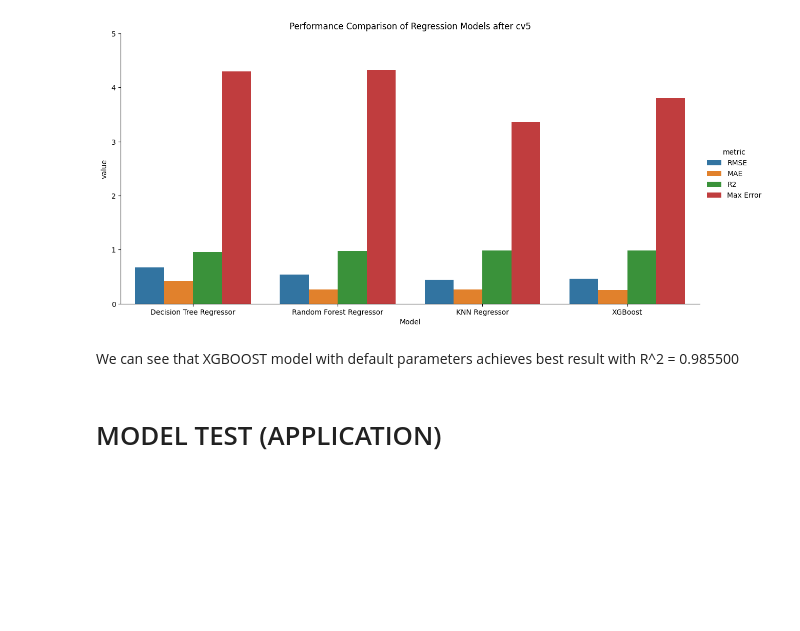
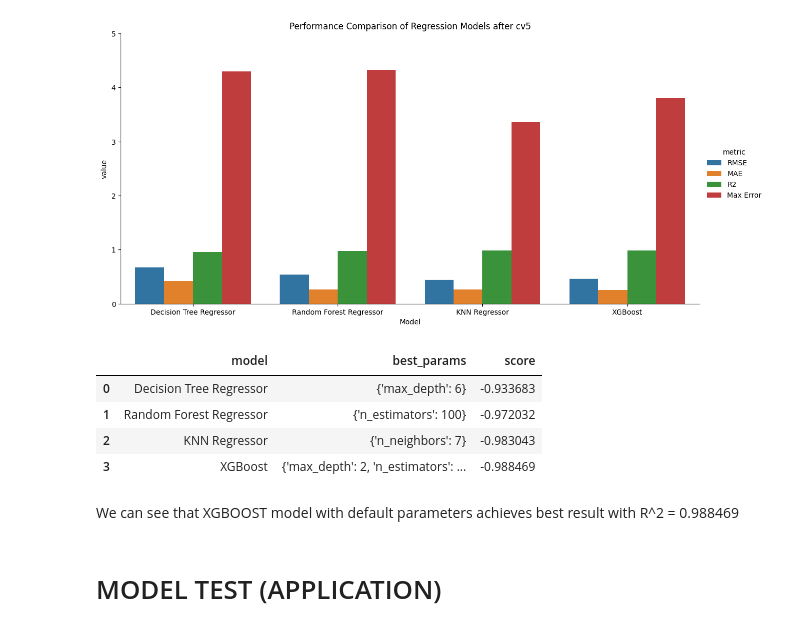
Before and after one commit to LANDRY-SANON/Performance-prediction-of-organic-solar-cells-using-artificial-intelligence, a Jupyter notebook: NFA_OPV_Prediction.ipynb, the cells around one changed output. Drawn from its saved outputs; the diff is of its cells as text; code cells hidden in the pictures; blank space fills up the shorter version.

```diff
--- a/NFA_OPV_Prediction.ipynb
+++ b/NFA_OPV_Prediction.ipynb
@@ -355,9 +355,53 @@ plot_models_metrics(df_cv5,title="Performance Comparison of Regression Models af
 # %% [output]
 [figure]
 [figure]
+# %%
+from sklearn.model_selection import GridSearchCV
+
+def grid_search_models(models, params, X, y):
+    results_df = pd.DataFrame(columns=['model', 'best_params', 'score'])
+
+    for name, model in models.items():
+        param_grid = params[name]
+        grid = GridSearchCV(model, param_grid, cv=5,scoring='r2')
+        grid.fit(X, y)
+
+        best_params = grid.best_params_
+        best_score = grid.best_score_  # convert back to positive MSE
+
+        results_df = results_df.append({'model': name, 'best_params': best_params, 'score': best_score}, ignore_index=True)
+
+    return results_df
+
+
+
+models = {
+    'Decision Tree Regressor': DecisionTreeRegressor(random_state=42),
+    'Random Forest Regressor': RandomForestRegressor(random_state=42),
+    'KNN Regressor': KNeighborsRegressor(),
+    'XGBoost': xgb.XGBRegressor(random_state=42)
+}
+
+params = {
+    'Decision Tree Regressor': {'max_depth': [2, 4, 6]},
+    'Random Forest Regressor': {'n_estimators': [50, 100, 200]},
+    'KNN Regressor': {'n_neighbors': [3, 5, 7]},
+    'XGBoost':{'n_estimators': [50, 100, 200], 'max_depth': [2, 4, 6]}
+}
+
+
+df_cv5_gridsearch =grid_search_models(models, params, X, y)
+# %%
+df_cv5_gridsearch
+# %% [output]
+|  | model | best_params | score |
+| 0 | Decision Tree Regressor | {'max_depth': 6} | -0.933683 |
+| 1 | Random Forest Regressor | {'n_estimators': 100} | -0.972032 |
+| 2 | KNN Regressor | {'n_neighbors': 7} | -0.983043 |
+| 3 | XGBoost | {'max_depth': 2, 'n_estimators': ... | -0.988469 |
 # %% [markdown]
 
-We can see that XGBOOST model with default parameters achieves best result with R^2 = 0.985500
+We can see that XGBOOST model with default parameters achieves best result with R^2 = 0.988469
 # %% [markdown]
 # MODEL TEST (APPLICATION)
 # %% [markdown]
```
Also changed, not shown: parts of 9 cells of this notebook, 1 other file.
